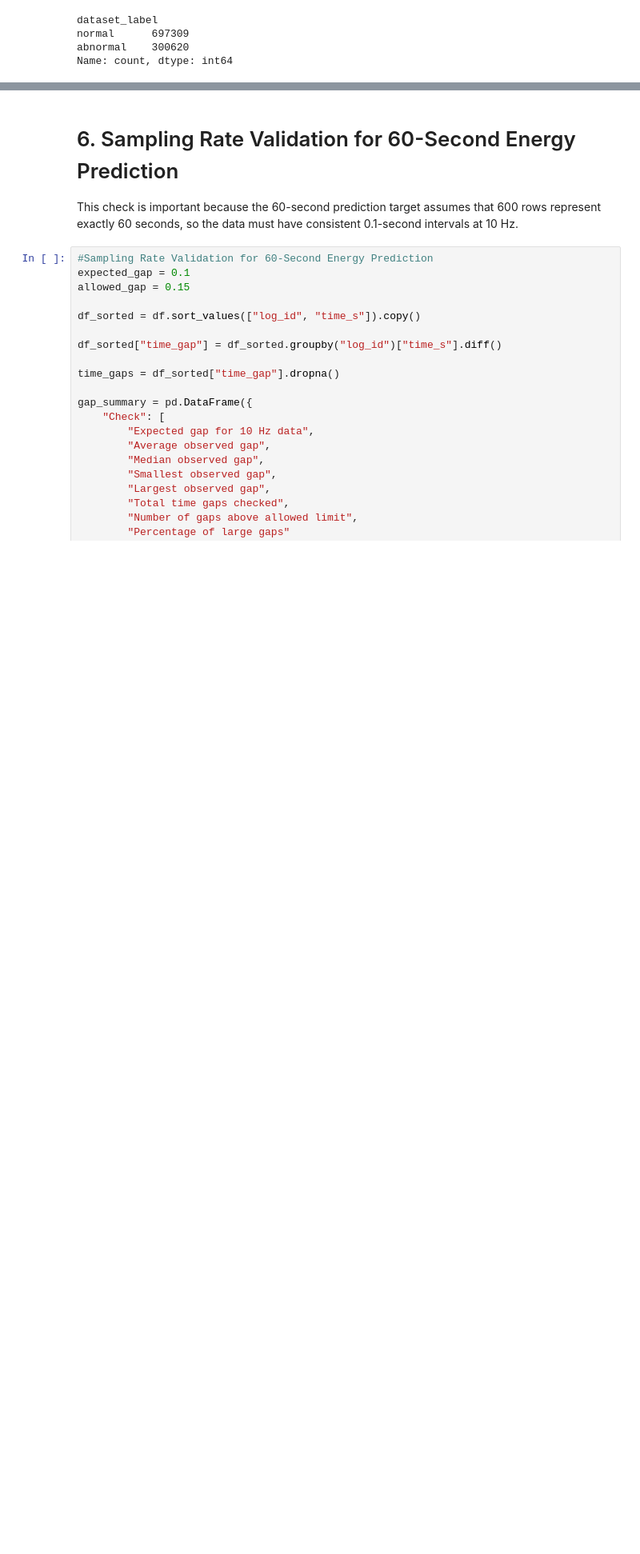
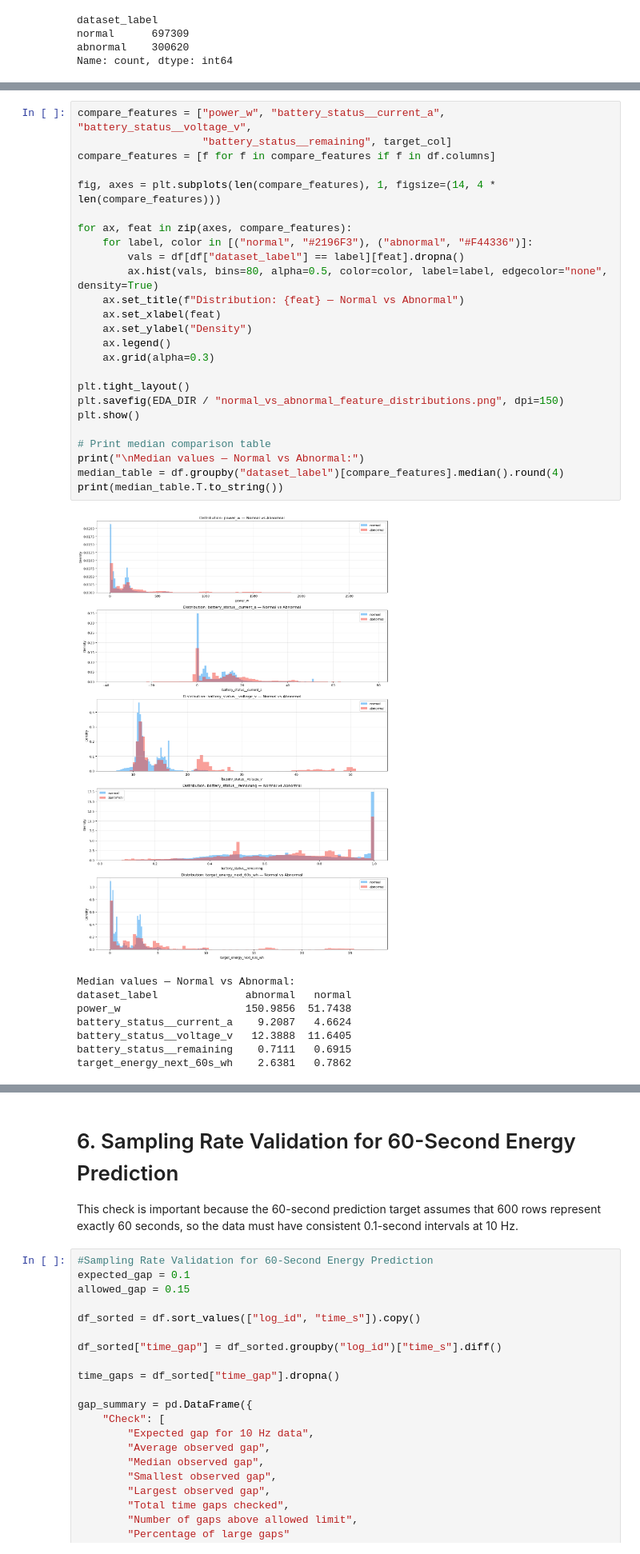
Before and after one commit to arjjunck/uav-thesis, a Jupyter notebook: uav_px4_dataset_project/notebooks/01_eda_cleaning_feature_selection.ipynb, the cells around one changed output, grey strips where cells are left out. Shown at 80% size. Saved outputs shown, nothing was run; the diff lists cells and outputs as text; blank space fills up the shorter version.

```diff
--- a/uav_px4_dataset_project/notebooks/01_eda_cleaning_feature_selection.ipynb
+++ b/uav_px4_dataset_project/notebooks/01_eda_cleaning_feature_selection.ipynb
@@ -340,0 +383,34 @@ Name: count, dtype: int64
+# %%
+compare_features = ["power_w", "battery_status__current_a", "battery_status__voltage_v",
+                    "battery_status__remaining", target_col]
+compare_features = [f for f in compare_features if f in df.columns]
+
+fig, axes = plt.subplots(len(compare_features), 1, figsize=(14, 4 * len(compare_features)))
+
+for ax, feat in zip(axes, compare_features):
+    for label, color in [("normal", "#2196F3"), ("abnormal", "#F44336")]:
+        vals = df[df["dataset_label"] == label][feat].dropna()
+        ax.hist(vals, bins=80, alpha=0.5, color=color, label=label, edgecolor="none", density=True)
+    ax.set_title(f"Distribution: {feat} — Normal vs Abnormal")
+    ax.set_xlabel(feat)
+    ax.set_ylabel("Density")
+    ax.legend()
+    ax.grid(alpha=0.3)
+
+plt.tight_layout()
+plt.savefig(EDA_DIR / "normal_vs_abnormal_feature_distributions.png", dpi=150)
+plt.show()
+
+# Print median comparison table
+print("\nMedian values — Normal vs Abnormal:")
+median_table = df.groupby("dataset_label")[compare_features].median().round(4)
+print(median_table.T.to_string())
+# %% [output]
+[figure, added]
+Median values — Normal vs Abnormal:
+dataset_label              abnormal   normal
+power_w                    150.9856  51.7438
+battery_status__current_a    9.2087   4.6624
+battery_status__voltage_v   12.3888  11.6405
+battery_status__remaining    0.7111   0.6915
+target_energy_next_60s_wh    2.6381   0.7862
```
Also changed, not shown: parts of 12 cells of this notebook, 2 other files.
